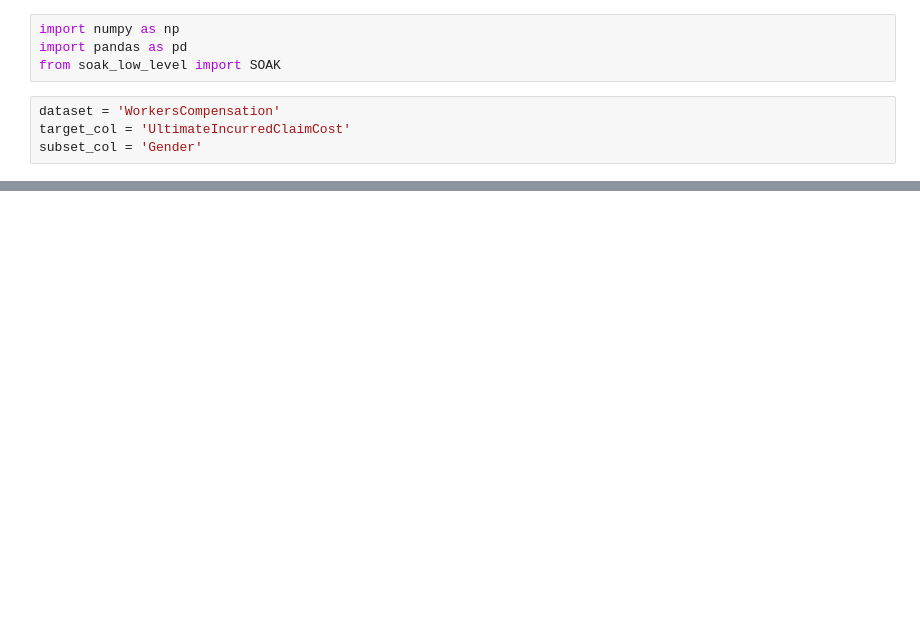
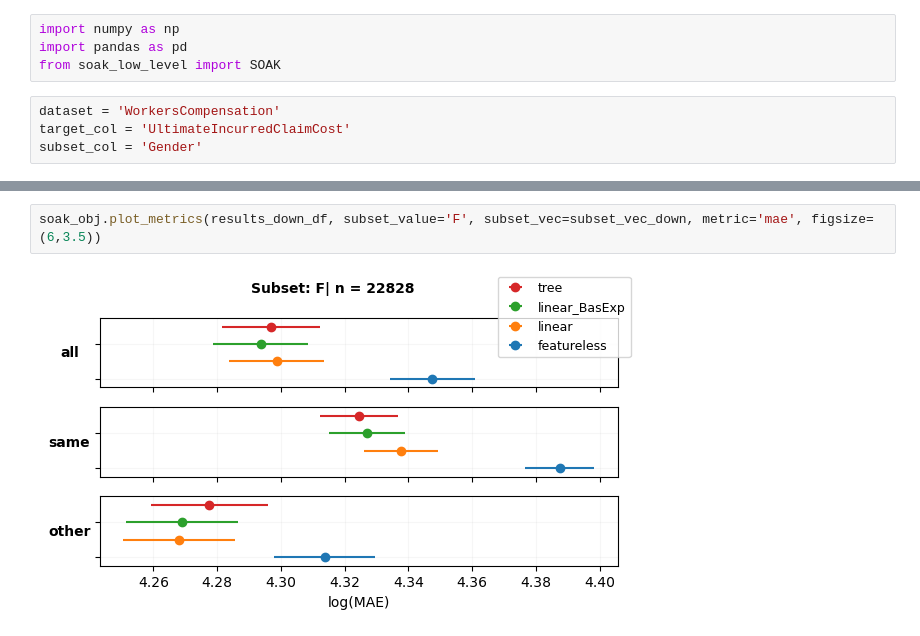
Before and after one commit to lamtung16/soak_regression, a Jupyter notebook: notebook_soak_low_level.ipynb, the cells around one changed output, grey strips where cells are left out. Drawn from its saved outputs; the diff is of its cells as text; blank space fills up the shorter version.

```diff
--- a/notebook_soak_low_level.ipynb
+++ b/notebook_soak_low_level.ipynb
@@ -40,0 +59,4 @@ soak_obj.plot_metrics(results_df, subset_value='F', metric='mae', figsize=(6,2.5
+# %%
+soak_obj.plot_metrics(results_down_df, subset_value='F', subset_vec=subset_vec_down, metric='mae', figsize=(6,3.5))
+# %% [output]
+[figure, added]
```
Also changed, not shown: parts of 8 cells of this notebook, 1 other file.
